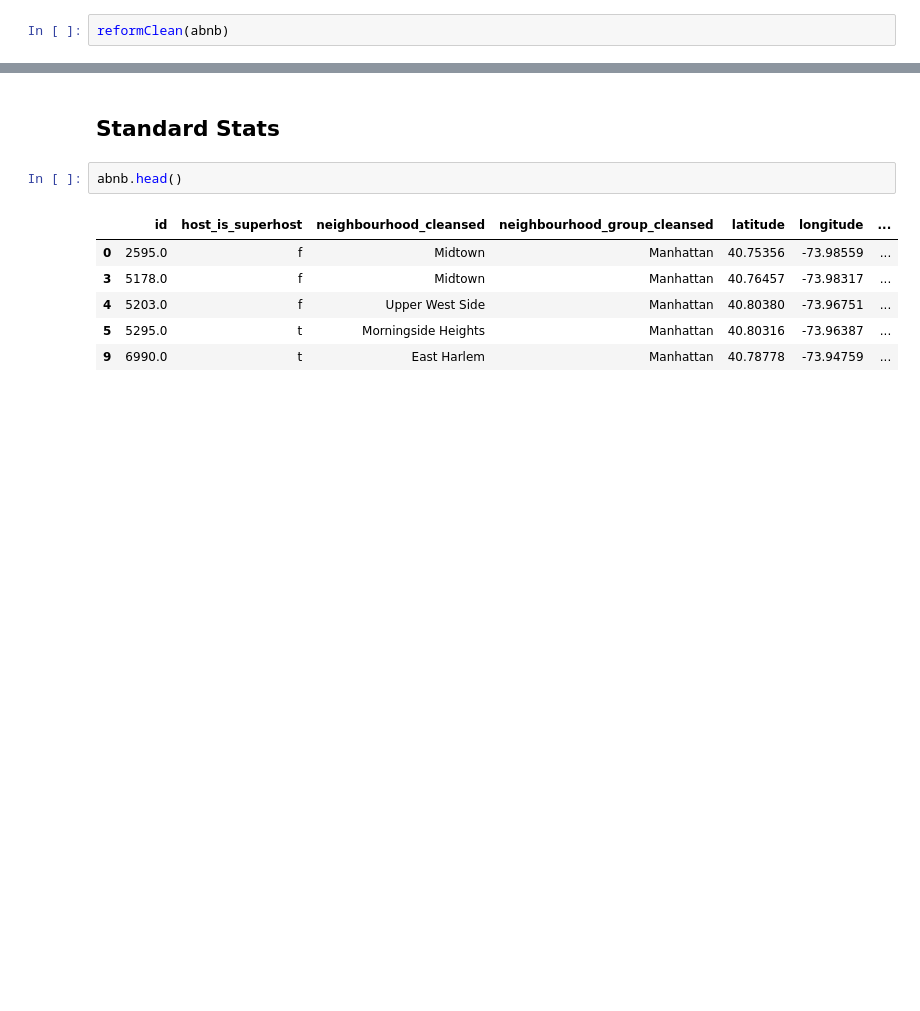
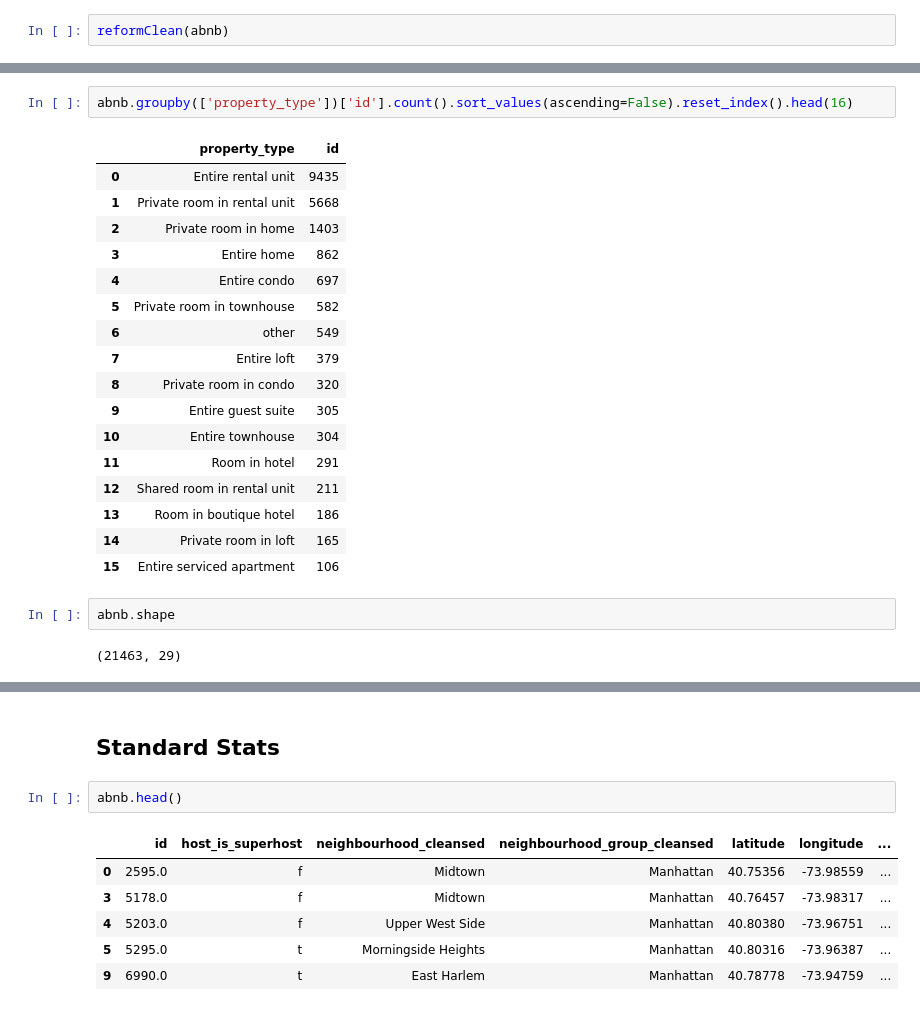
Before and after one commit to vicotriangle/victoria_data606, a Jupyter notebook: eda_current.ipynb, the cells around one changed output, grey strips where cells are left out. Saved outputs shown, nothing was run; the diff lists cells and outputs as text; blank space fills up the shorter version.

```diff
--- a/eda_current.ipynb
+++ b/eda_current.ipynb
@@ -212,0 +314,24 @@ abnb.shape
+# %%
+abnb.groupby(['property_type'])['id'].count().sort_values(ascending=False).reset_index().head(16)
+# %% [output]
+|  | property_type | id |
+| 0 | Entire rental unit | 9435 |
+| 1 | Private room in rental unit | 5668 |
+| 2 | Private room in home | 1403 |
+| 3 | Entire home | 862 |
+| 4 | Entire condo | 697 |
+| 5 | Private room in townhouse | 582 |
+| 6 | other | 549 |
+| 7 | Entire loft | 379 |
+| 8 | Private room in condo | 320 |
+| 9 | Entire guest suite | 305 |
+| 10 | Entire townhouse | 304 |
+| 11 | Room in hotel | 291 |
+| 12 | Shared room in rental unit | 211 |
+| 13 | Room in boutique hotel | 186 |
+| 14 | Private room in loft | 165 |
+| 15 | Entire serviced apartment | 106 |
+# %%
+abnb.shape
+# %% [output]
+(21463, 29)
```
Also changed, not shown: parts of 100 cells of this notebook.
